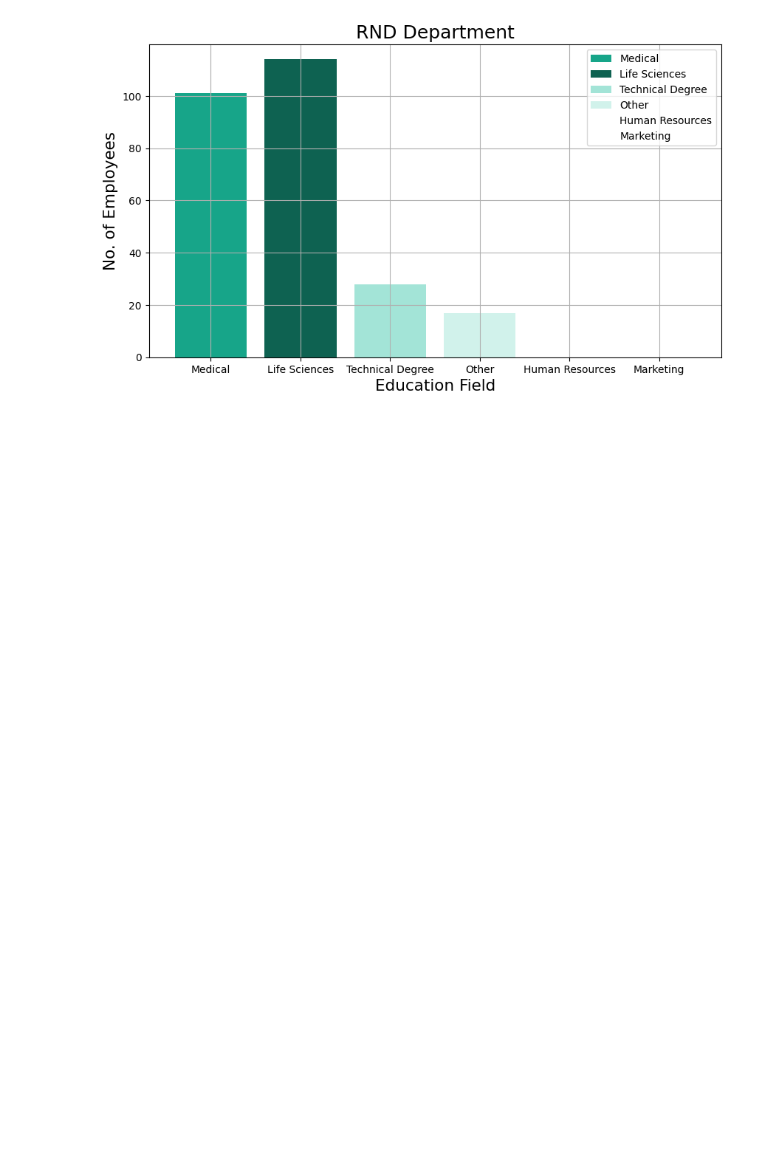
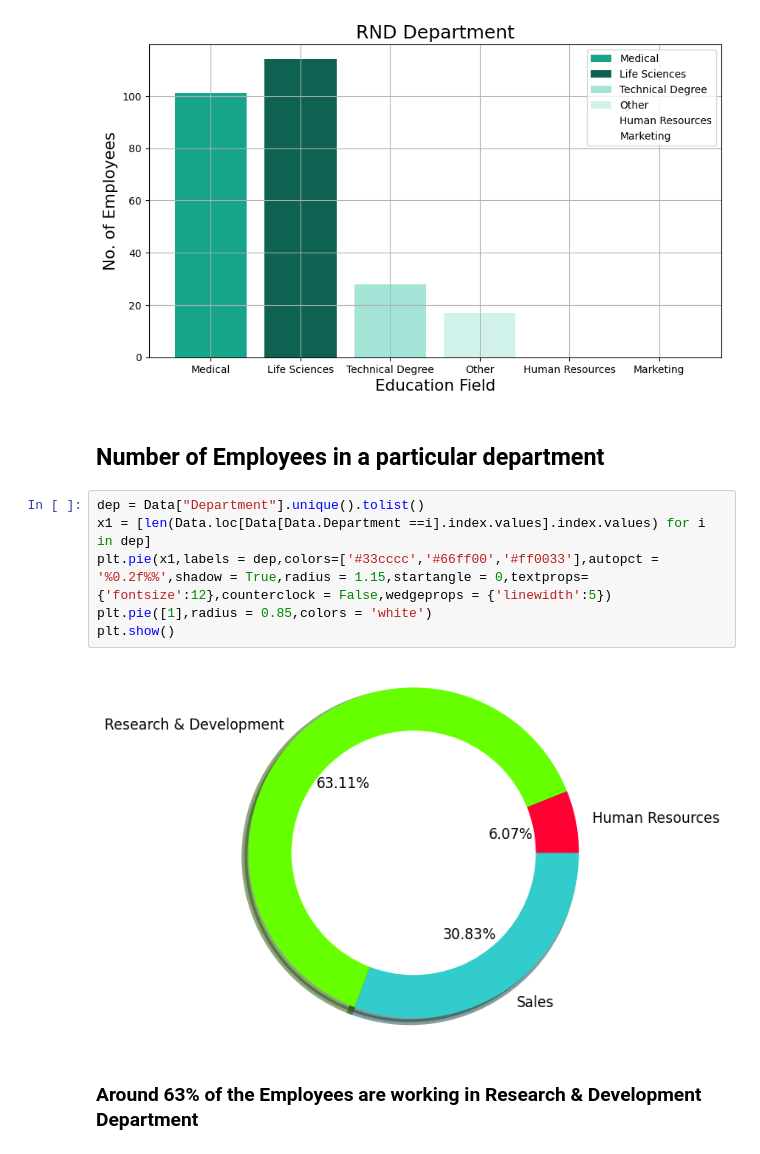
Before and after one commit to DeeZ-art/EDA-Emplyee_Dataset, a Jupyter notebook: EDA(Emplpoyee).ipynb, the cells around one changed output. Cells and saved outputs as stored; diff of their text form; blank space fills up the shorter version.

```diff
--- a/EDA(Emplpoyee).ipynb
+++ b/EDA(Emplpoyee).ipynb
@@ -129,3 +129,15 @@ plt.grid()
 plt.show()
 # %% [output]
 [figure]
+# %% [markdown]
+## Number of Employees in a particular department
+# %%
+dep = Data["Department"].unique().tolist()
+x1 = [len(Data.loc[Data[Data.Department ==i].index.values].index.values) for i in dep]
+plt.pie(x1,labels = dep,colors=['#33cccc','#66ff00','#ff0033'],autopct = '%0.2f%%',shadow = True,radius = 1.15,startangle = 0,textprops={'fontsize':12},counterclock = False,wedgeprops = {'linewidth':5})
+plt.pie([1],radius = 0.85,colors = 'white')
+plt.show()
+# %% [output]
+[figure, added]
+# %% [markdown]
+### Around 63% of the Employees are working in Research & Development Department
```
Also changed, not shown: parts of 1 cell of this notebook.
